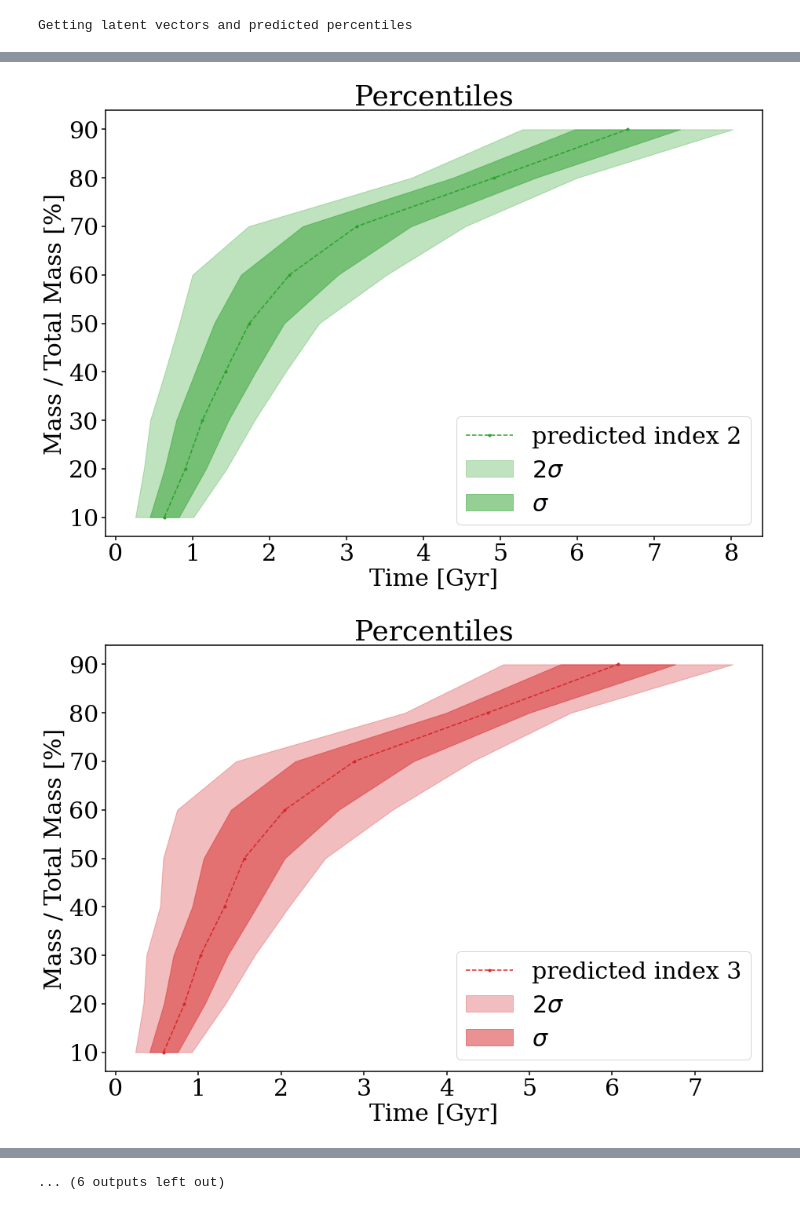
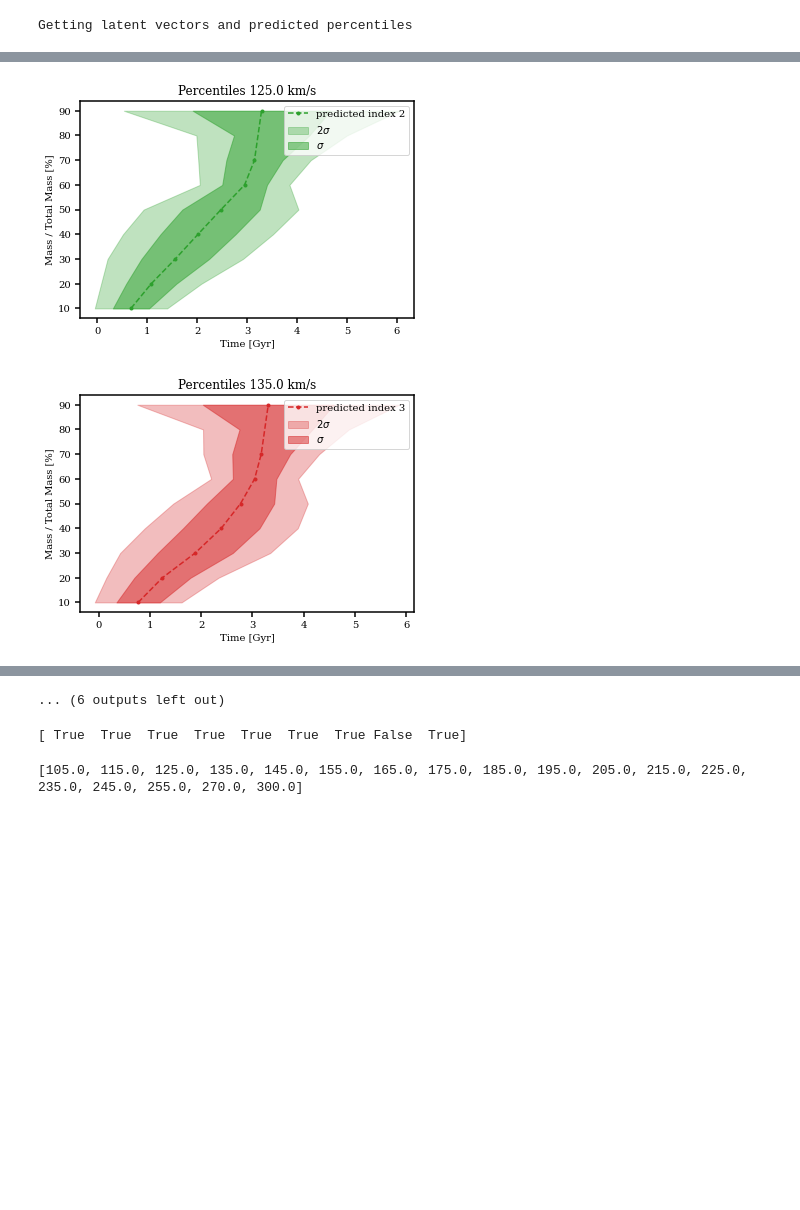
Before and after one commit to patriglesias/SBI_SFHs, a Jupyter notebook: observations_prior/prepare_obs.ipynb, the cells around one changed output, grey strips where cells are left out. Drawn from its saved outputs; the diff is of its cells as text; code cells hidden in the pictures; blank space fills up the shorter version.

```diff
--- a/observations_prior/prepare_obs.ipynb
+++ b/observations_prior/prepare_obs.ipynb
@@ -33,7 +33,8 @@ mpl.rcParams["figure.figsize"] = (15,10)
 # %%
 import os
 
-files= sorted(os.listdir('obs'))
+files= sorted(os.listdir('obs'))[1:]
+print(files)
 waves=[]
 fluxes=[]
 sigma_gal=[]
@@ -286,4 +288,7 @@ np.save('./obs/processed/seds.npy',seds)
 np.save('./obs/processed/wave.npy',waves_short_2[0])
+# %%
+seds=np.load('./obs/processed/seds.npy')
+w=np.load('./obs/processed/wave.npy')
 # %% [markdown]
 Let's start predicting
 # %%
@@ -347,6 +352,6 @@ print(np.shape(ss))
 (18, 16)
 # %%
-file="./saved_models/my_posterior.pkl"
+file="./saved_models/my_posterior_s.pkl"
 
 file = open(file, 'rb')
 qphi = pickle.load(file)
@@ -356,32 +361,60 @@ posteriors=[]
 
 
 for i in trange(18):
-    posteriors.append(np.array(qphi.sample((1000,),
+    posteriors.append(np.array(qphi.sample((100,),
                                      x=torch.as_tensor(ss[i,:]).to('cpu'),
                                      show_progress_bars=False).detach().to('cpu')))
 posteriors=np.array(posteriors)
 # %%
-def plot_percentile_distribution(i,index_list=range(18),mean=False,real_plot=False):
+def plot_percentile_distribution(index_list=range(18),avoid_80=False):
 
-    if i==None:
+    if avoid_80:
+
         for k,j in enumerate(index_list):
 
                 Xobs=ss[j,:]
-                posterior_samples= np.array(qphi.sample((1000,),
+                posterior_samples= np.array(qphi.sample((5000,),
                                                     x=torch.as_tensor(np.array([Xobs]).astype(np.float32)).to('cpu'),
                                                         show_progress_bars=False).detach().to('cpu'))
 
-                plt.plot(np.mean(posterior_samples,axis=0)[:9],np.arange(10,100,10),'.--',color='C'+str(k),label='predicted index '+str(j))
+                mask=np.arange(10,100,10)!=80
+
+
+                plt.plot(np.mean(posterior_samples,axis=0)[:9][mask],np.arange(10,100,10)[mask],'.--',color='C'+str(k),label='predicted index '+str(j))
+
                 plt.fill_betweenx(np.arange(10,100,10),np.mean(posterior_samples,axis=0)[:9]+2*np.std(posterior_samples[:,:9],axis=0),np.mean(posterior_samples,axis=0)[:9]-2*np.std(posterior_samples[:,:9],axis=0),color='C'+str(k),alpha=0.3,label='$2\\sigma$')
                 plt.fill_betweenx(np.arange(10,100,10),np.mean(posterior_samples,axis=0)[:9]+np.std(posterior_samples[:,:9],axis=0),np.mean(posterior_samples,axis=0)[:9]-np.std(posterior_samples[:,:9],axis=0),color='C'+str(k),alpha=0.5,label='$\\sigma$')
-                plt.title('Percentiles '+str(sigma_gal[i])+' km/s')
+                plt.title('Percentiles '+str(sigma_gal[k])+' km/s')
                 plt.legend()
                 plt.xlabel('Time [Gyr]')
                 plt.ylabel('Mass / Total Mass [%]')
                         #plt.savefig('prediction_1e5_m216_'+str(k)+'.jpg')
                 plt.show()
 
+    else:
+
+        for k,j in enumerate(index_list):
+
+            Xobs=ss[j,:]
+            posterior_samples= np.array(qphi.sample((5000,),
+                                                x=torch.as_tensor(np.array([Xobs]).astype(np.float32)).to('cpu'),
+                                                    show_progress_bars=False).detach().to('cpu'))
 
 
-plot_percentile_distribution(None)
+            plt.plot(np.mean(posterior_samples,axis=0)[:9],np.arange(10,100,10),'.--',color='C'+str(k),label='predicted index '+str(j))
+            plt.fill_betweenx(np.arange(10,100,10),np.mean(posterior_samples,axis=0)[:9]+2*np.std(posterior_samples[:,:9],axis=0),np.mean(posterior_samples,axis=0)[:9]-2*np.std(posterior_samples[:,:9],axis=0),color='C'+str(k),alpha=0.3,label='$2\\sigma$')
+            plt.fill_betweenx(np.arange(10,100,10),np.mean(posterior_samples,axis=0)[:9]+np.std(posterior_samples[:,:9],axis=0),np.mean(posterior_samples,axis=0)[:9]-np.std(posterior_samples[:,:9],axis=0),color='C'+str(k),alpha=0.5,label='$\\sigma$')
+            plt.title('Percentiles '+str(sigma_gal[k])+' km/s')
+            plt.legend()
+            plt.xlabel('Time [Gyr]')
+            plt.ylabel('Mass / Total Mass [%]')
+                    #plt.savefig('prediction_1e5_m216_'+str(k)+'.jpg')
+            plt.show()
+
+
+
+
+
+
+plot_percentile_distribution(avoid_80=True)
 # %% [output]
@@ -390,2 +423,2 @@ plot_percentile_distribution(None)
-[figure, old version]
+[figure, new version]
-[figure, old version]
+[figure, new version]
@@ -400,4 +433,15 @@ plot_percentile_distribution(None)
 ... (6 outputs left out)
+# %%
+import numpy as np
+mask=np.arange(10,100,10)!=80
+
+print(mask)
+# %% [output]
+[ True  True  True  True  True  True  True False  True]
+# %%
+print(sigma_gal)
+# %% [output]
+[105.0, 115.0, 125.0, 135.0, 145.0, 155.0, 165.0, 175.0, 185.0, 195.0, 205.0, 215.0, 225.0, 235.0, 245.0, 255.0, 270.0, 300.0]
 # %%
 print(np.shape(posteriors))
 
```
Also changed, not shown: parts of 9 cells of this notebook, 13 other files.
